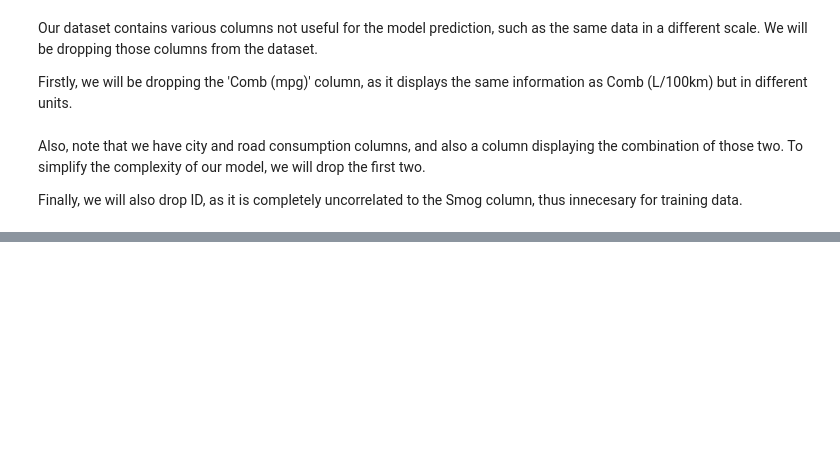
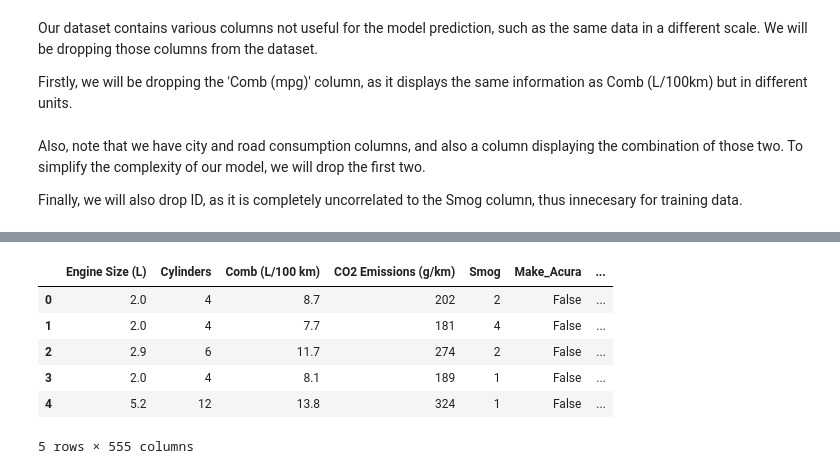
Before and after one commit to Kraslo/APAU_SMOG_PREDICTION_3RDGROUP, a Jupyter notebook: codigo/preprocessing.ipynb, the cells around one changed output, grey strips where cells are left out. Cells and saved outputs as stored; diff of their text form; code cells hidden in the pictures; blank space fills up the shorter version.

```diff
--- a/codigo/preprocessing.ipynb
+++ b/codigo/preprocessing.ipynb
@@ -129,0 +206,13 @@ train.head()
+# %%
+train_no_model_make = train.drop(columns=['Model', 'Make'])
+train = pd.get_dummies(train)
+train_no_model_make = pd.get_dummies(train_no_model_make)
+train.head()
+# %% [output]
+|  | Engine Size (L) | Cylinders | Comb (L/100 km) | CO2 Emissions (g/km) | Smog | Make_Acura | ... |
+| 0 | 2.0 | 4 | 8.7 | 202 | 2 | False | ... |
+| 1 | 2.0 | 4 | 7.7 | 181 | 4 | False | ... |
+| 2 | 2.9 | 6 | 11.7 | 274 | 2 | False | ... |
+| 3 | 2.0 | 4 | 8.1 | 189 | 1 | False | ... |
+| 4 | 5.2 | 12 | 13.8 | 324 | 1 | False | ... |
+5 rows × 555 columns
```
Also changed, not shown: parts of 26 cells of this notebook.
